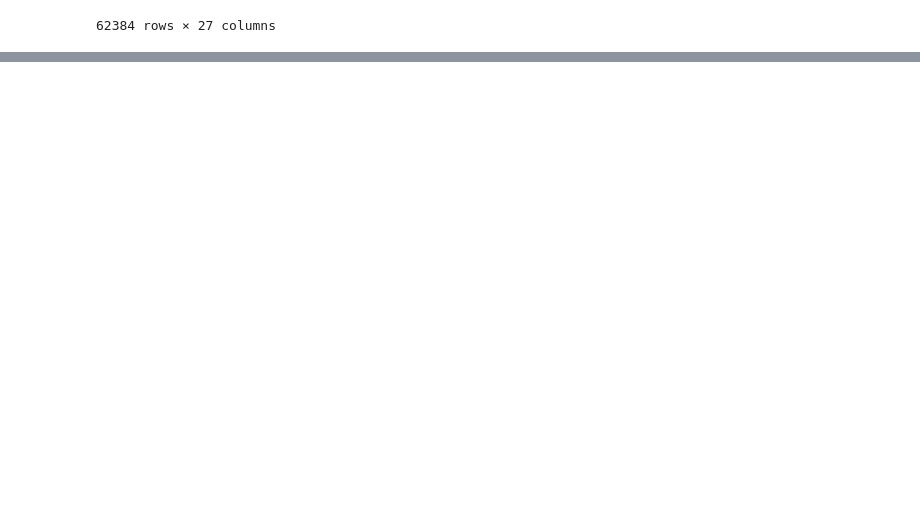
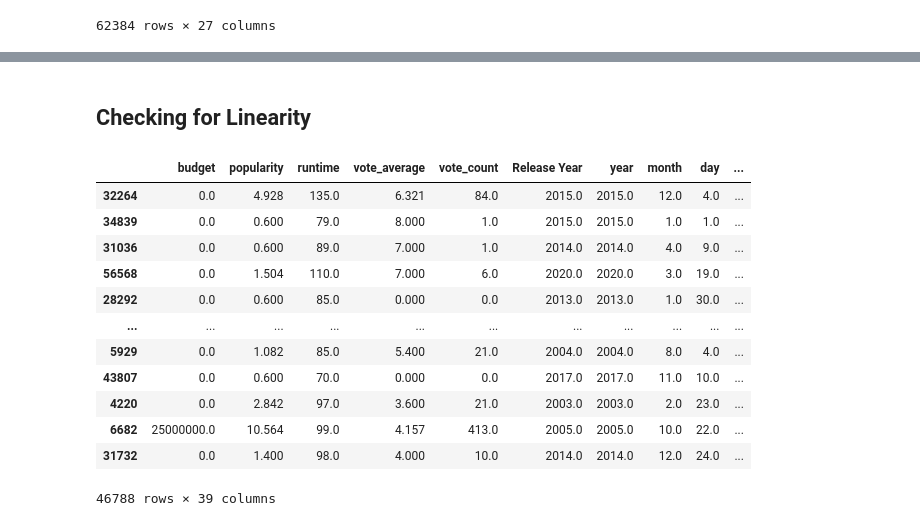
Before and after one commit to cole-beach/What-Makes-A-Movie-Successful, a Jupyter notebook: Part 5 - Model Insights - Regressions.ipynb, the cells around one changed output, grey strips where cells are left out. Saved outputs shown, nothing was run; the diff lists cells and outputs as text; code cells hidden in the pictures; blank space fills up the shorter version.

```diff
--- a/Part 5 - Model Insights - Regressions.ipynb
+++ b/Part 5 - Model Insights - Regressions.ipynb
@@ -71,0 +364,13 @@ df
+# %%
+## make pipelines
+cat_pipe = make_pipeline(SimpleImputer(strategy='constant',
+                                       fill_value='MISSING'),
+                         OneHotEncoder(handle_unknown='ignore', sparse=False))
+num_pipe = make_pipeline(SimpleImputer(strategy='mean'),#StandardScaler()
+                        )
+
+preprocessor = make_column_transformer((num_pipe, num_cols),
+                                       (cat_pipe,cat_cols),
+                                       remainder='passthrough',
+                                      verbose_feature_names_out=False)
+preprocessor
@@ -71,0 +394,11 @@ df
+# %%
+## fit the col transformer
+preprocessor.fit(X_train)
+
+X_train_tf = pd.DataFrame( preprocessor.transform(X_train),
+                          columns=preprocessor.get_feature_names_out(),
+                          index=X_train.index)
+
+X_test_tf = pd.DataFrame( preprocessor.transform(X_test),
+                         columns=preprocessor.get_feature_names_out(), index=X_test.index)
+display(X_train_tf.head(3), X_test_tf.head(3))
@@ -71,0 +856,20 @@ df
+# %% [markdown]
+## Checking for Linearity
+# %%
+## concatenating training data into plot_df
+plot_df = pd.concat([X_train_df,y_train],axis=1)
+plot_df
+# %% [output]
+|  | budget | popularity | runtime | vote_average | vote_count | Release Year | year | month | day | ... |
+| 32264 | 0.0 | 4.928 | 135.0 | 6.321 | 84.0 | 2015.0 | 2015.0 | 12.0 | 4.0 | ... |
+| 34839 | 0.0 | 0.600 | 79.0 | 8.000 | 1.0 | 2015.0 | 2015.0 | 1.0 | 1.0 | ... |
+| 31036 | 0.0 | 0.600 | 89.0 | 7.000 | 1.0 | 2014.0 | 2014.0 | 4.0 | 9.0 | ... |
+| 56568 | 0.0 | 1.504 | 110.0 | 7.000 | 6.0 | 2020.0 | 2020.0 | 3.0 | 19.0 | ... |
+| 28292 | 0.0 | 0.600 | 85.0 | 0.000 | 0.0 | 2013.0 | 2013.0 | 1.0 | 30.0 | ... |
+| ... | ... | ... | ... | ... | ... | ... | ... | ... | ... | ... |
+| 5929 | 0.0 | 1.082 | 85.0 | 5.400 | 21.0 | 2004.0 | 2004.0 | 8.0 | 4.0 | ... |
+| 43807 | 0.0 | 0.600 | 70.0 | 0.000 | 0.0 | 2017.0 | 2017.0 | 11.0 | 10.0 | ... |
+| 4220 | 0.0 | 2.842 | 97.0 | 3.600 | 21.0 | 2003.0 | 2003.0 | 2.0 | 23.0 | ... |
+| 6682 | 25000000.0 | 10.564 | 99.0 | 4.157 | 413.0 | 2005.0 | 2005.0 | 10.0 | 22.0 | ... |
+| 31732 | 0.0 | 1.400 | 98.0 | 4.000 | 10.0 | 2014.0 | 2014.0 | 12.0 | 24.0 | ... |
+46788 rows × 39 columns
```
Also changed, not shown: parts of 61 cells of this notebook.
